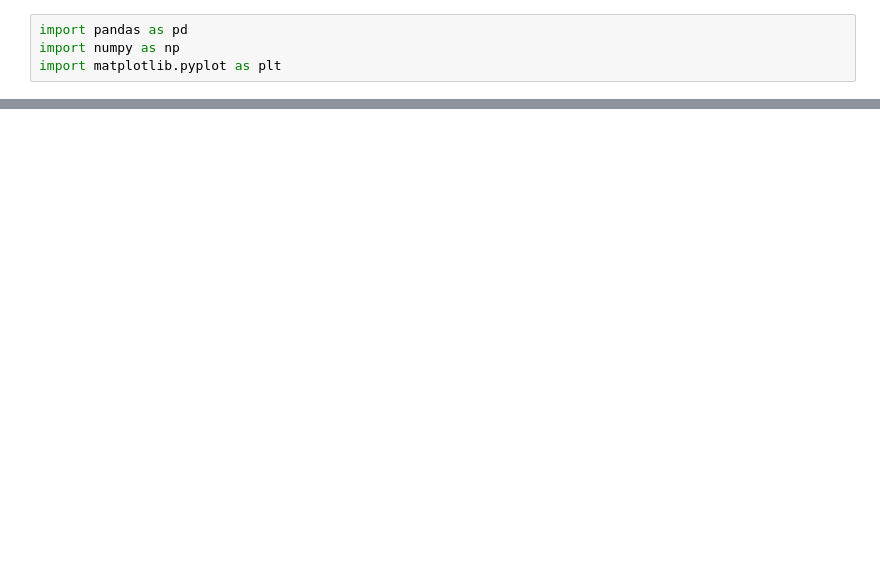
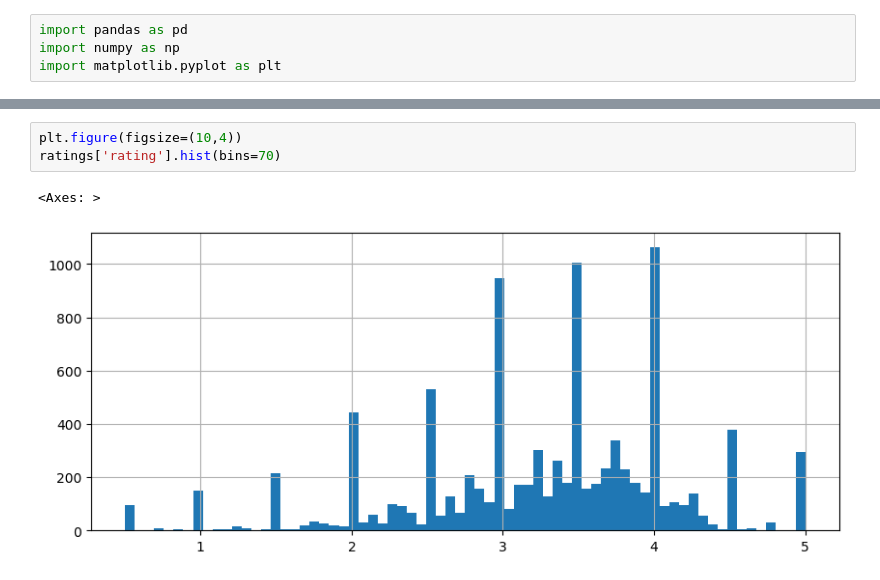
Before and after one commit to lincolngadea/colab_learning, a Jupyter notebook: superv.ipynb, the cells around one changed output, grey strips where cells are left out. Cells and saved outputs as stored; diff of their text form; blank space fills up the shorter version.

```diff
--- a/superv.ipynb
+++ b/superv.ipynb
@@ -150,0 +112,6 @@ df_supervisionado_mod.to_csv('df_modificado.csv', index=False)
+# %%
+plt.figure(figsize=(10,4))
+ratings['rating'].hist(bins=70)
+# %% [output]
+<Axes: >
+[figure, added]
```
Also changed, not shown: parts of 27 cells of this notebook.
